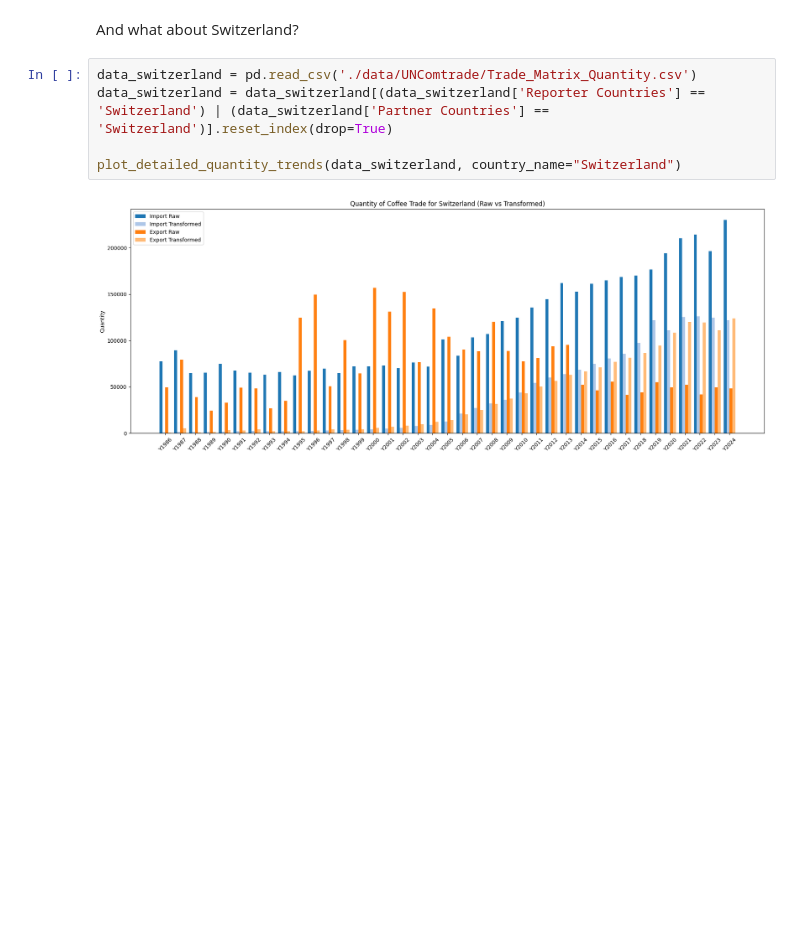
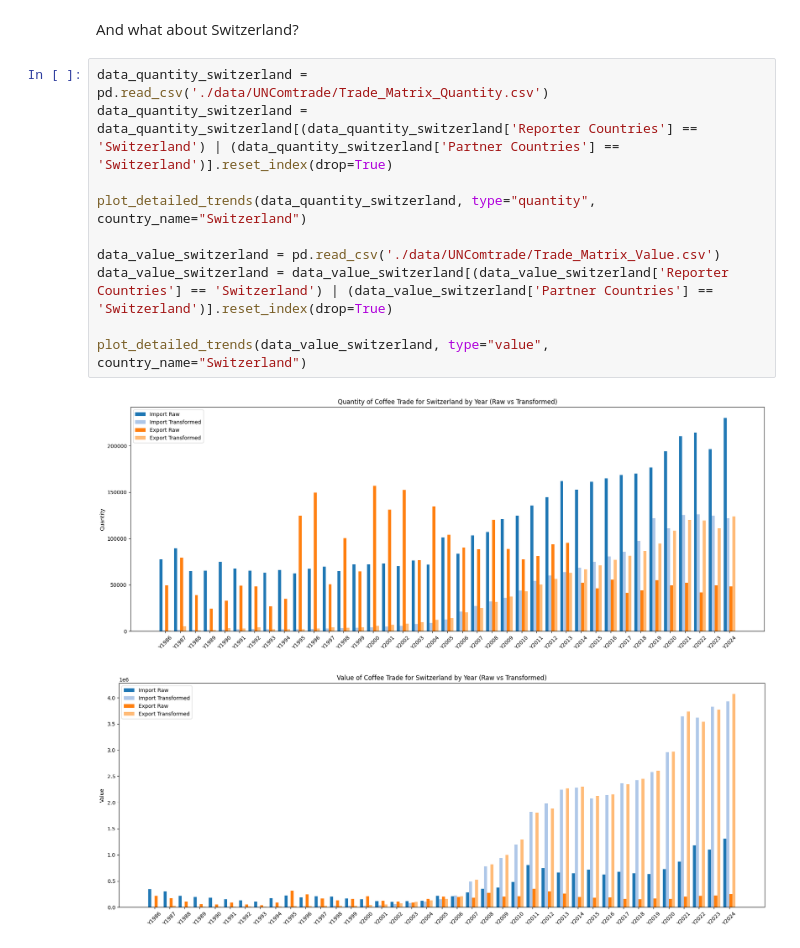
Before and after one commit to com-480-data-visualization/BeanMap, a Jupyter notebook: EDA.ipynb, the cells around one changed output. Drawn from its saved outputs; the diff is of its cells as text; blank space fills up the shorter version.

Commit message:
Add value into the EDA

```diff
--- a/EDA.ipynb
+++ b/EDA.ipynb
@@ -353,9 +363,15 @@ plot_detailed_quantity_trends(data_brazil, country_name="Brazil")
 # %% [markdown]
 And what about Switzerland?
 # %%
-data_switzerland = pd.read_csv('./data/UNComtrade/Trade_Matrix_Quantity.csv')
-data_switzerland = data_switzerland[(data_switzerland['Reporter Countries'] == 'Switzerland') | (data_switzerland['Partner Countries'] == 'Switzerland')].reset_index(drop=True)
+data_quantity_switzerland = pd.read_csv('./data/UNComtrade/Trade_Matrix_Quantity.csv')
+data_quantity_switzerland = data_quantity_switzerland[(data_quantity_switzerland['Reporter Countries'] == 'Switzerland') | (data_quantity_switzerland['Partner Countries'] == 'Switzerland')].reset_index(drop=True)
 
-plot_detailed_quantity_trends(data_switzerland, country_name="Switzerland")
+plot_detailed_trends(data_quantity_switzerland, type="quantity", country_name="Switzerland")
+
+data_value_switzerland = pd.read_csv('./data/UNComtrade/Trade_Matrix_Value.csv')
+data_value_switzerland = data_value_switzerland[(data_value_switzerland['Reporter Countries'] == 'Switzerland') | (data_value_switzerland['Partner Countries'] == 'Switzerland')].reset_index(drop=True)
+
+plot_detailed_trends(data_value_switzerland, type="value", country_name="Switzerland")
 # %% [output]
-[figure, old version]
+[figure, new version]
+[figure, added]
```
Also changed, not shown: parts of 7 cells of this notebook, 1 other file.
